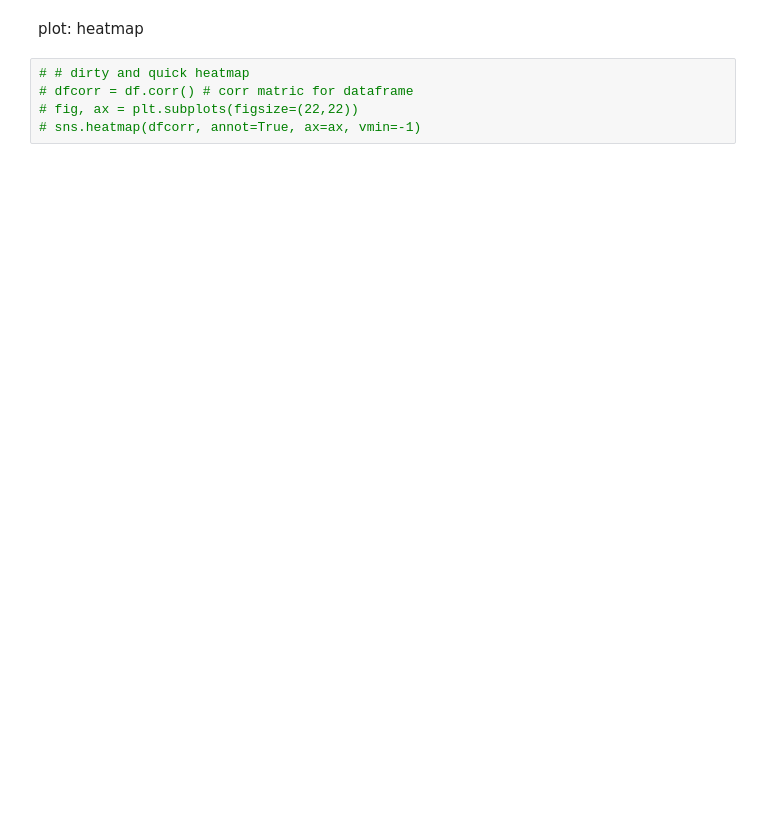
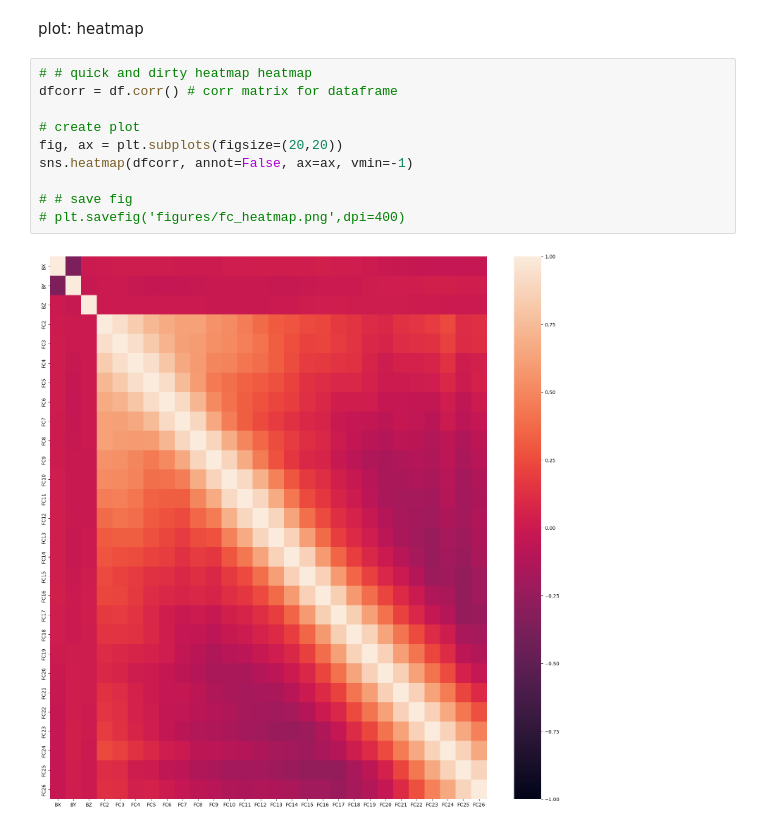
Before and after one commit to briannaisola/nasa-space-apps-2023-magnetocats, a Jupyter notebook: data-overview.ipynb, the cells around one changed output. Drawn from its saved outputs; the diff is of its cells as text; blank space fills up the shorter version.

```diff
--- a/data-overview.ipynb
+++ b/data-overview.ipynb
@@ -114,7 +116,14 @@ ax[1].set_xticklabels(ax[1].get_xticklabels(), rotation=45, ha='right')
 # %% [markdown]
 plot: heatmap
 # %%
-# # dirty and quick heatmap
-# dfcorr = df.corr() # corr matric for dataframe
-# fig, ax = plt.subplots(figsize=(22,22))
-# sns.heatmap(dfcorr, annot=True, ax=ax, vmin=-1)
+# # quick and dirty heatmap heatmap
+dfcorr = df.corr() # corr matrix for dataframe
+
+# create plot
+fig, ax = plt.subplots(figsize=(20,20))
+sns.heatmap(dfcorr, annot=False, ax=ax, vmin=-1)
+
+# # save fig
+# plt.savefig('figures/fc_heatmap.png',dpi=400)
+# %% [output]
+[figure, added]
```
Also changed, not shown: parts of 8 cells of this notebook, 2 other files.
